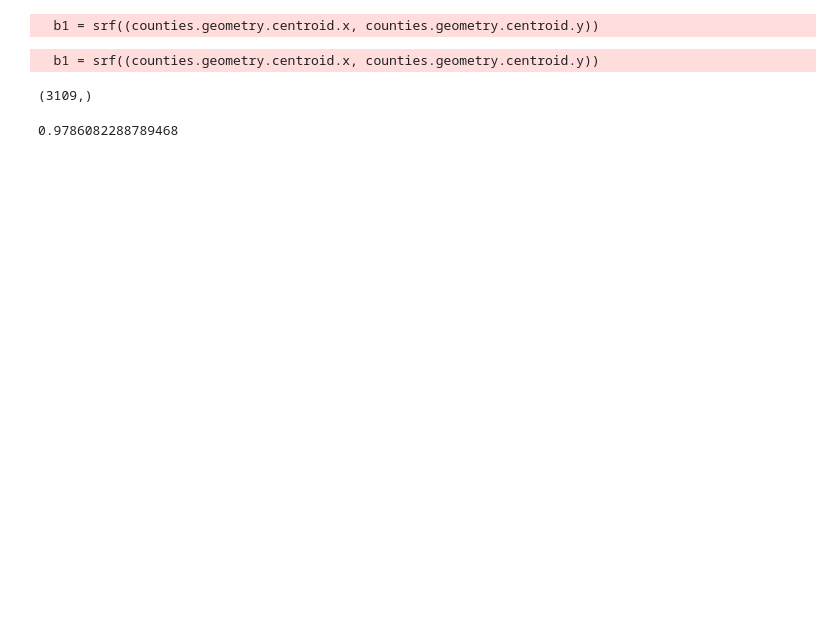
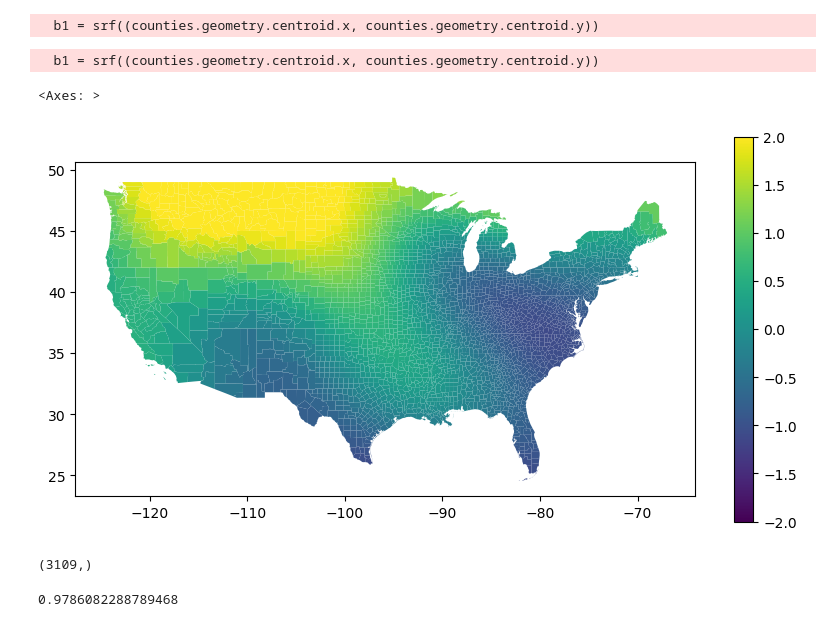
Before and after one commit to Ziqi-Li/Machine_learning_moran_eigenvector, a Jupyter notebook: data/US Data Maker.ipynb, the cells around one changed output. Drawn from its saved outputs; the diff is of its cells as text; code cells hidden in the pictures; blank space fills up the shorter version.

```diff
--- a/data/US Data Maker.ipynb
+++ b/data/US Data Maker.ipynb
@@ -9,7 +9,7 @@ from gstools import SRF, Gaussian,CovModel,Exponential
 import xgboost as xgb
 from sklearn.model_selection import train_test_split
 # %%
-counties = gpd.read_file("data/countries_latlong.geojson")
+counties = gpd.read_file("data/counties_latlong.geojson")
 # %%
 class GWR_gau(CovModel):
     def correlation(self,r):
@@ -28,9 +28,11 @@ b1 = grf(4,seed=222)
   b1 = srf((counties.geometry.centroid.x, counties.geometry.centroid.y))
 # %%
 b2 = grf(10,seed=888)
-#counties.plot(b2,legend=True,vmin=-2,vmax=2,figsize=(10,5))
+counties.plot(b2,legend=True,vmin=-2,vmax=2,figsize=(10,5))
 # %% [output]
   b1 = srf((counties.geometry.centroid.x, counties.geometry.centroid.y))
+<Axes: >
+[figure, added]
 # %%
 
 def plot_s(bs,vmin=None,vmax=None, title = ""):
```
Also changed, not shown: parts of 4 cells of this notebook, 3 other files.
